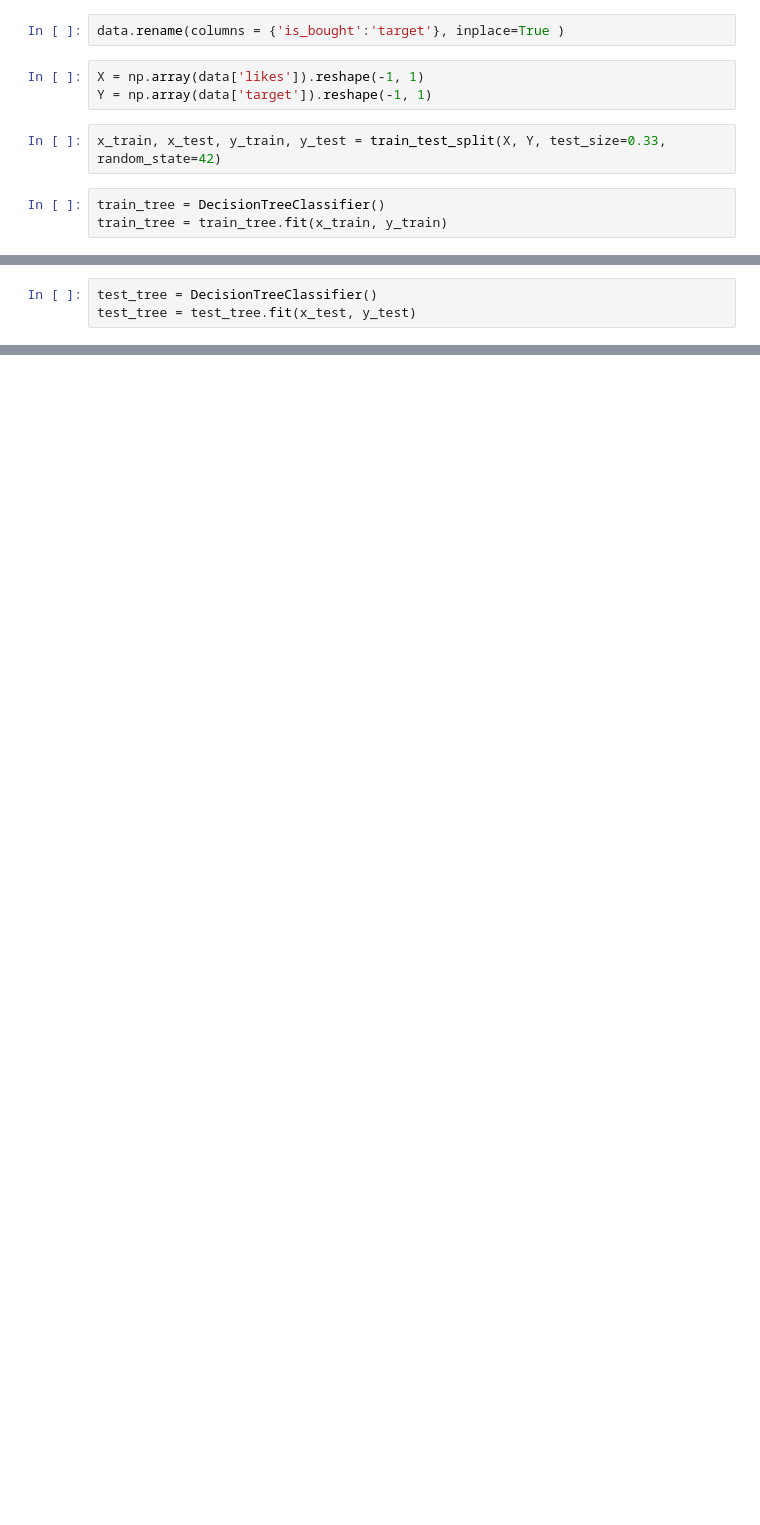
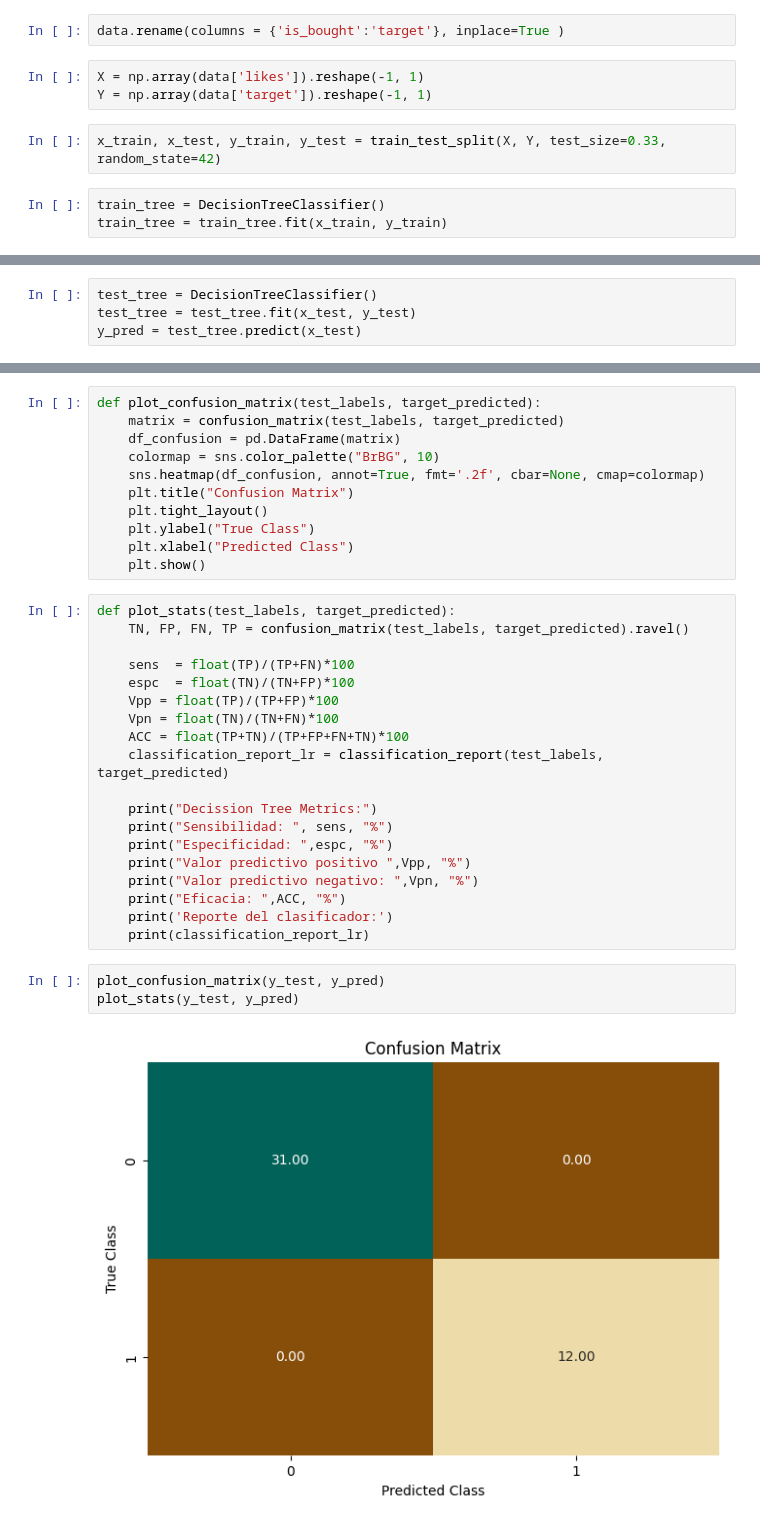
Before and after one commit to javierpardollama/JUKEBOX, a Jupyter notebook: ia/decission_tree.ipynb, the cells around one changed output, grey strips where cells are left out. Drawn from its saved outputs; the diff is of its cells as text; blank space fills up the shorter version.

```diff
--- a/ia/decission_tree.ipynb
+++ b/ia/decission_tree.ipynb
@@ -93,6 +209,7 @@ plt.show()
 # %%
 test_tree = DecisionTreeClassifier()
 test_tree = test_tree.fit(x_test, y_test)
+y_pred = test_tree.predict(x_test)
 # %%
 tree.plot_tree(test_tree)
 
@@ -99,0 +219,35 @@ plt.show()
+# %%
+def plot_confusion_matrix(test_labels, target_predicted):
+    matrix = confusion_matrix(test_labels, target_predicted)
+    df_confusion = pd.DataFrame(matrix)
+    colormap = sns.color_palette("BrBG", 10)
+    sns.heatmap(df_confusion, annot=True, fmt='.2f', cbar=None, cmap=colormap)
+    plt.title("Confusion Matrix")
+    plt.tight_layout()
+    plt.ylabel("True Class")
+    plt.xlabel("Predicted Class")
+    plt.show()
+# %%
+def plot_stats(test_labels, target_predicted):
+    TN, FP, FN, TP = confusion_matrix(test_labels, target_predicted).ravel()
+
+    sens  = float(TP)/(TP+FN)*100
+    espc  = float(TN)/(TN+FP)*100
+    Vpp = float(TP)/(TP+FP)*100
+    Vpn = float(TN)/(TN+FN)*100
+    ACC = float(TP+TN)/(TP+FP+FN+TN)*100
+    classification_report_lr = classification_report(test_labels, target_predicted)
+
+    print("Decission Tree Metrics:")
+    print("Sensibilidad: ", sens, "%")
+    print("Especificidad: ",espc, "%")
+    print("Valor predictivo positivo ",Vpp, "%")
+    print("Valor predictivo negativo: ",Vpn, "%")
+    print("Eficacia: ",ACC, "%")
+    print('Reporte del clasificador:')
+    print(classification_report_lr)
+# %%
+plot_confusion_matrix(y_test, y_pred)
+plot_stats(y_test, y_pred)
+# %% [output]
+[figure, added]
```
Also changed, not shown: parts of 17 cells of this notebook, 4 other files.
